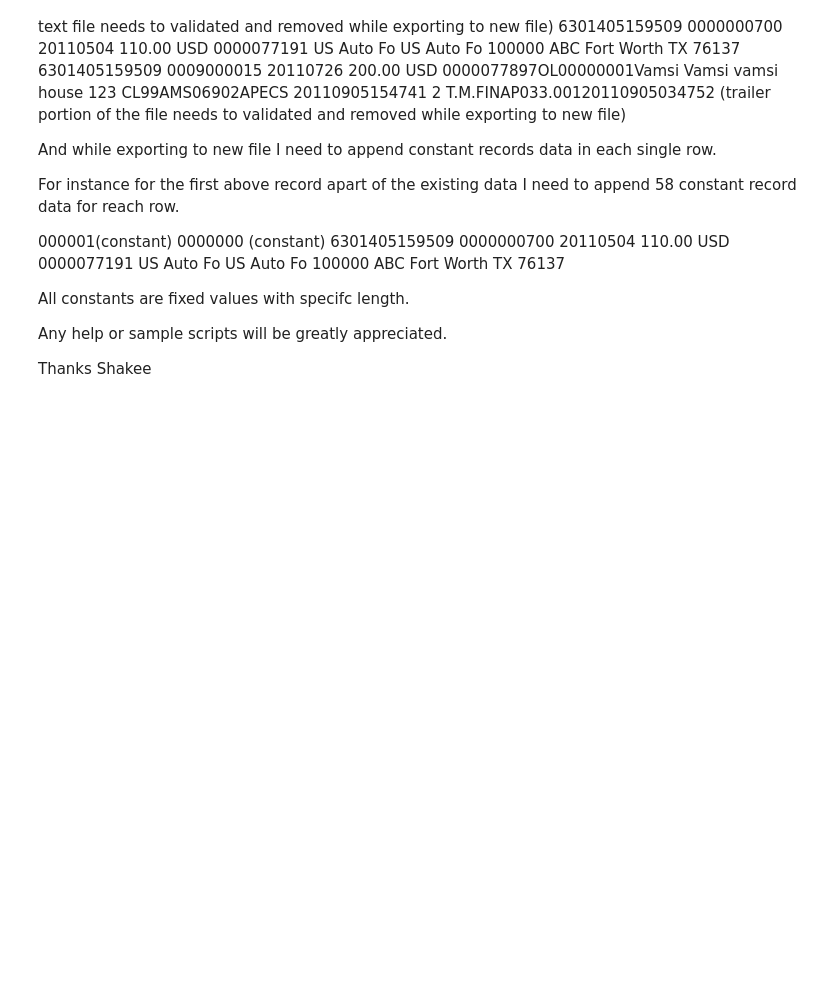
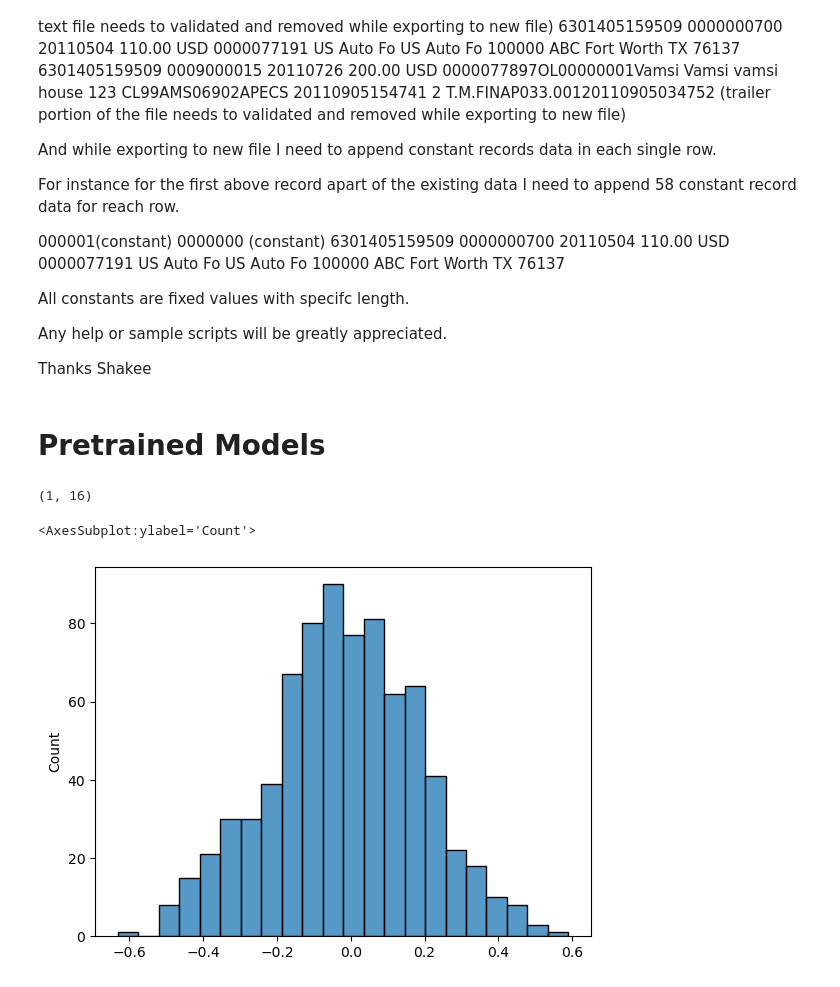
Before and after one commit to alexanderdaffara/Stack-Overflow-Post-Moderation-Using-Deep-NLP, a Jupyter notebook: EDA.ipynb, the cells around one changed output. Drawn from its saved outputs; the diff is of its cells as text; code cells hidden in the pictures; blank space fills up the shorter version.

Commit message:
more work tensors done

```diff
--- a/EDA.ipynb
+++ b/EDA.ipynb
@@ -228,3 +246,23 @@ Any help or sample scripts will be greatly appreciated.
 
 Thanks
 Shakee
+# %% [markdown]
+# Pretrained Models
+# %%
+tokenizer = AutoTokenizer.from_pretrained("princeton-nlp/unsup-simcse-roberta-base")
+
+model = AutoModel.from_pretrained("princeton-nlp/unsup-simcse-roberta-base")
+
+inputs = tokenizer('asdfgasdfg sdfg sdfg sdfg', return_tensors="pt")
+with torch.no_grad():
+    out = model(**inputs)['pooler_output']
+
+np.array(inputs['input_ids']).shape
+# %% [output]
+(1, 16)
+# %%
+import seaborn as sns
+sns.histplot(np.array(out)[0])
+# %% [output]
+<AxesSubplot:ylabel='Count'>
+[figure, added]
```
Also changed, not shown: parts of 11 cells of this notebook, 2 other files.
